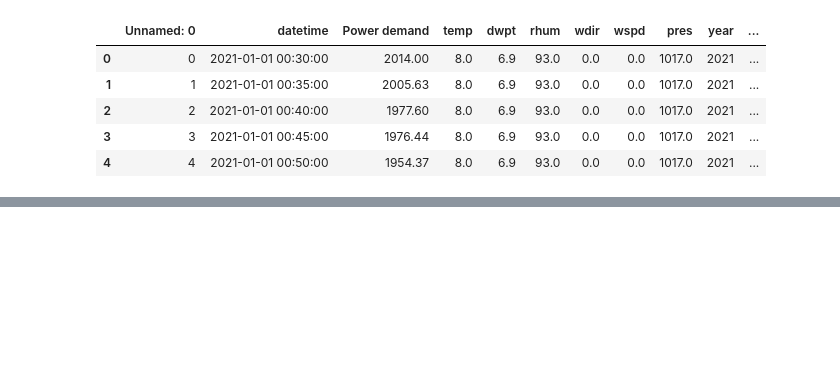
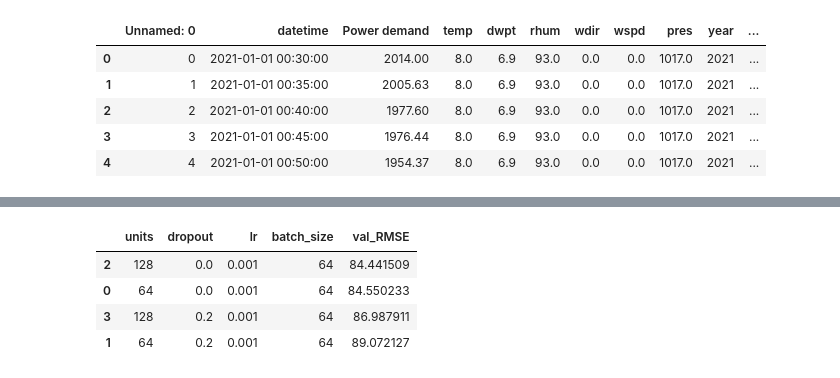
Before and after one commit to Danieljoshua720/Electricity-demand-forecasting-AIML, a Jupyter notebook: GRU.ipynb, the cells around one changed output, grey strips where cells are left out. Drawn from its saved outputs; the diff is of its cells as text; code cells hidden in the pictures; blank space fills up the shorter version.

```diff
--- a/GRU.ipynb
+++ b/GRU.ipynb
@@ -598,5 +546,0 @@ results = {
-# %%
-import pandas as pd
-
-results_df = pd.DataFrame.from_dict(results, orient="index")
-results_df
@@ -645,0 +547,9 @@ plt.show()
+# %%
+results_sorted = results_df.sort_values("val_RMSE")
+results_sorted.head()
+# %% [output]
+|  | units | dropout | lr | batch_size | val_RMSE |
+| 2 | 128 | 0.0 | 0.001 | 64 | 84.441509 |
+| 0 | 64 | 0.0 | 0.001 | 64 | 84.550233 |
+| 3 | 128 | 0.2 | 0.001 | 64 | 86.987911 |
+| 1 | 64 | 0.2 | 0.001 | 64 | 89.072127 |
```
Also changed, not shown: parts of 29 cells of this notebook.
